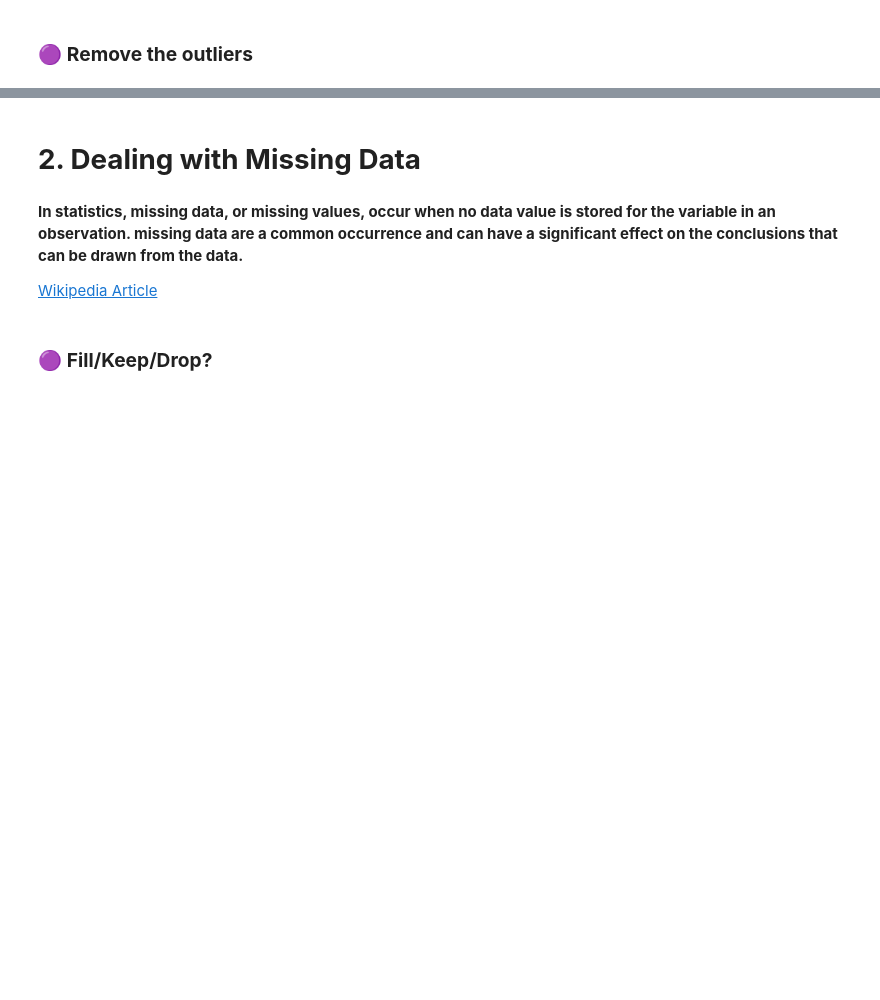
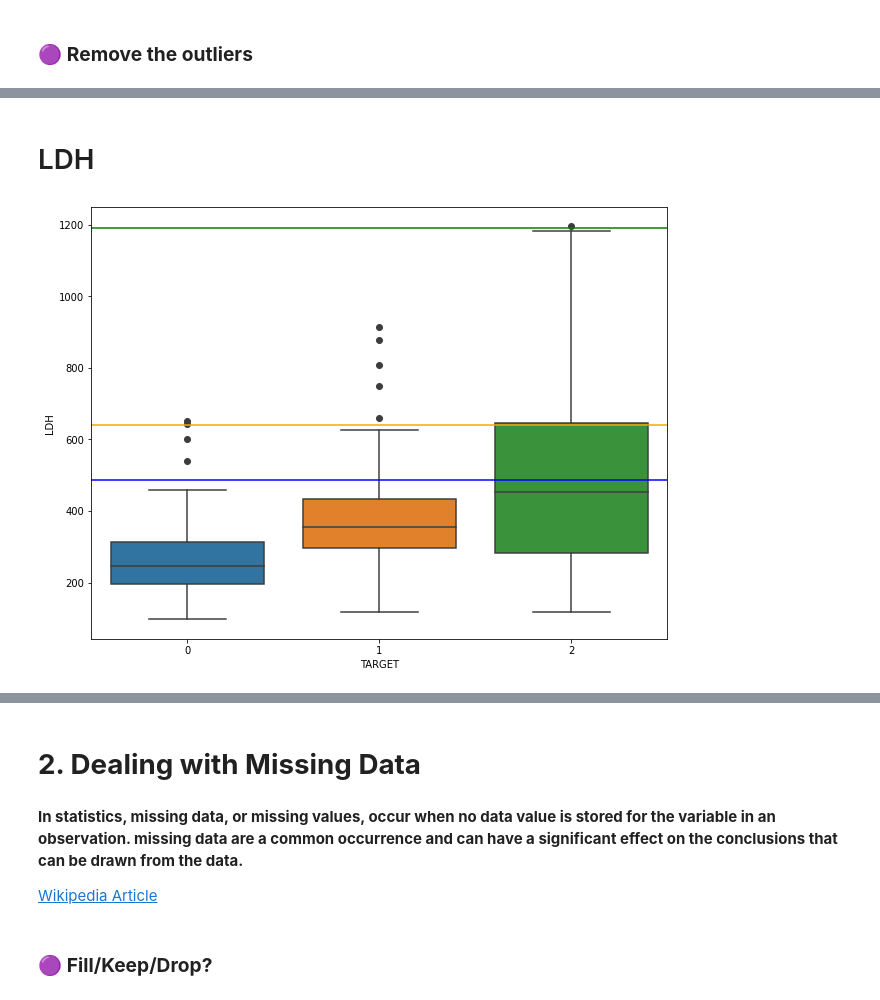
Before and after one commit to Ghasemi-F2023/Machine_Learning, a Jupyter notebook: Data Preparation2.ipynb, the cells around one changed output, grey strips where cells are left out. Saved outputs shown, nothing was run; the diff lists cells and outputs as text; code cells hidden in the pictures; blank space fills up the shorter version.

```diff
--- a/Data Preparation2.ipynb
+++ b/Data Preparation2.ipynb
@@ -40,0 +165,31 @@ Data preparation is the process of cleaning and transforming raw data prior to p
+# %%
+def outliers(df,Target, feature, T):
+    #q1, q3, max, min, IQR, mide
+    #upperbound
+
+    q1=df[df[Target]==T][feature].quantile(0.25)
+    q3 = df[df[Target]==T][feature].quantile(0.75)
+
+    iqr = q3 - q1
+
+    ub = (q3 +(1.5 * iqr))
+#     lb=(q1 - (1.5*iqr))
+
+    return ub
+# %%
+def upperbound(df,Target, feature):
+    ubs=[]
+    for T in range(len(df[feature].unique())):
+        ubs.append(outliers(df,Target,feature,T))
+    return ubs
+# %%
+def boxplot(df,Target, feature):
+    fig = plt.figure( figsize=(8, 6))
+    ax = fig.add_axes([0,0,1,1])
+    sns.boxplot(ax=ax, data=df, x=Target, y=feature,flierprops=dict(marker='o', markersize=6),fliersize=2)
+
+    y = upperbound(df,Target, feature)
+
+    ax.axhline(y[0],color='b')
+    ax.axhline(y[1],color='orange')
+    ax.axhline(y[2],color='g')
@@ -40,0 +206,6 @@ Data preparation is the process of cleaning and transforming raw data prior to p
+# %% [markdown]
+# LDH
+# %%
+boxplot(df,'TARGET', 'LDH')
+# %% [output]
+[figure, added]
```
Also changed, not shown: parts of 99 cells of this notebook.
